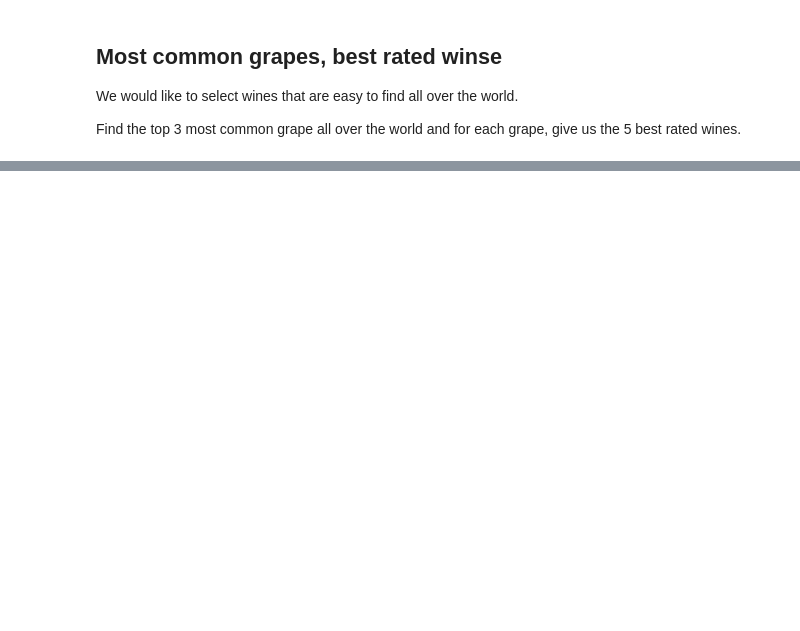
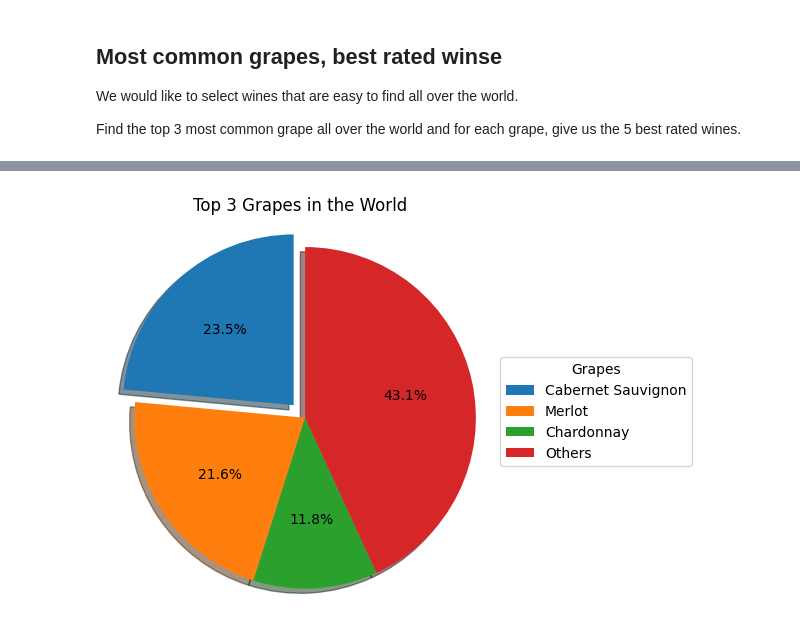
Before and after one commit to Finol12/Wiwinio-Project, a Jupyter notebook: notebooks/question_4.ipynb, the cells around one changed output, grey strips where cells are left out. Saved outputs shown, nothing was run; the diff lists cells and outputs as text; code cells hidden in the pictures; blank space fills up the shorter version.

```diff
--- a/notebooks/question_4.ipynb
+++ b/notebooks/question_4.ipynb
@@ -41,0 +56,9 @@ display(df_grapes.head())
+# %%
+df_grapes_top_3 = df_grapes.iloc[0:3,:]
+
+new_row = {'name': ['Others'], 'total': [sum(df_grapes.iloc[3:,1])]}
+df_grapes_others = pd.DataFrame(new_row)
+df_grapes_top_3_rest = pd.concat([df_grapes_top_3, df_grapes_others])
+
+display(df_grapes_top_3_rest.reset_index(drop=True))
+df_grapes_top_3_rest.to_csv("../data/csv/question_4_1.csv")
@@ -42,2 +71,25 @@ display(df_grapes.head())
+# %%
+fig1, ax1 = plt.subplots(figsize=(5, 5))
+ax1.pie(
+    df_grapes_top_3_rest["total"],
+    labels=df_grapes_top_3_rest["name"],
+    labeldistance = None,
+    explode = (0.1, 0, 0, 0),
+    autopct='%1.1f%%',
+    shadow=True,
+    startangle=90
+)
+ax1.set_title('Top 3 Grapes in the World', loc='center')
+ax1.legend(
+    df_grapes_top_3_rest["name"],
+    title="Grapes",
+    loc="center left",
+    bbox_to_anchor = (1, 0.5)
+)
+ax1.axis('equal')  # Equal aspect ratio ensures that pie is drawn as a circle.
+
+plt.show()
+# %% [output]
+[figure, added]
 # %%
 # No connection between grapes and wines tables...
```
Also changed, not shown: parts of 2 cells of this notebook, 13 other files.
